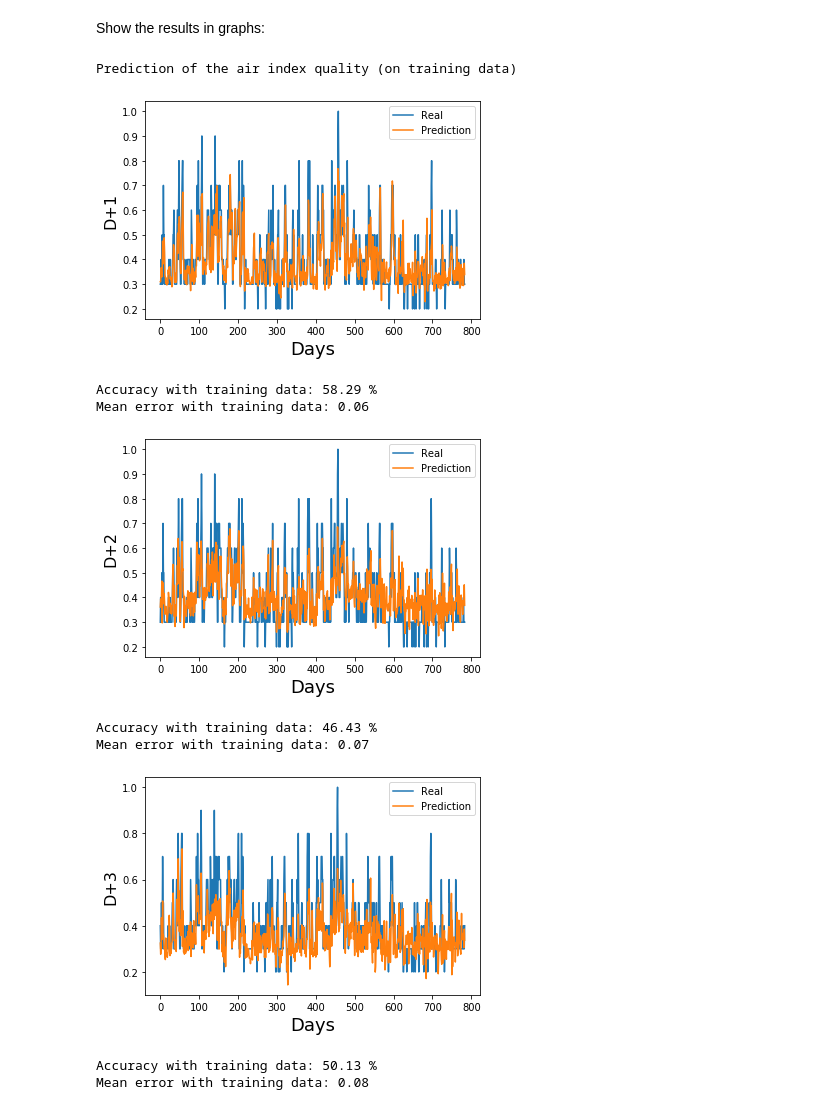
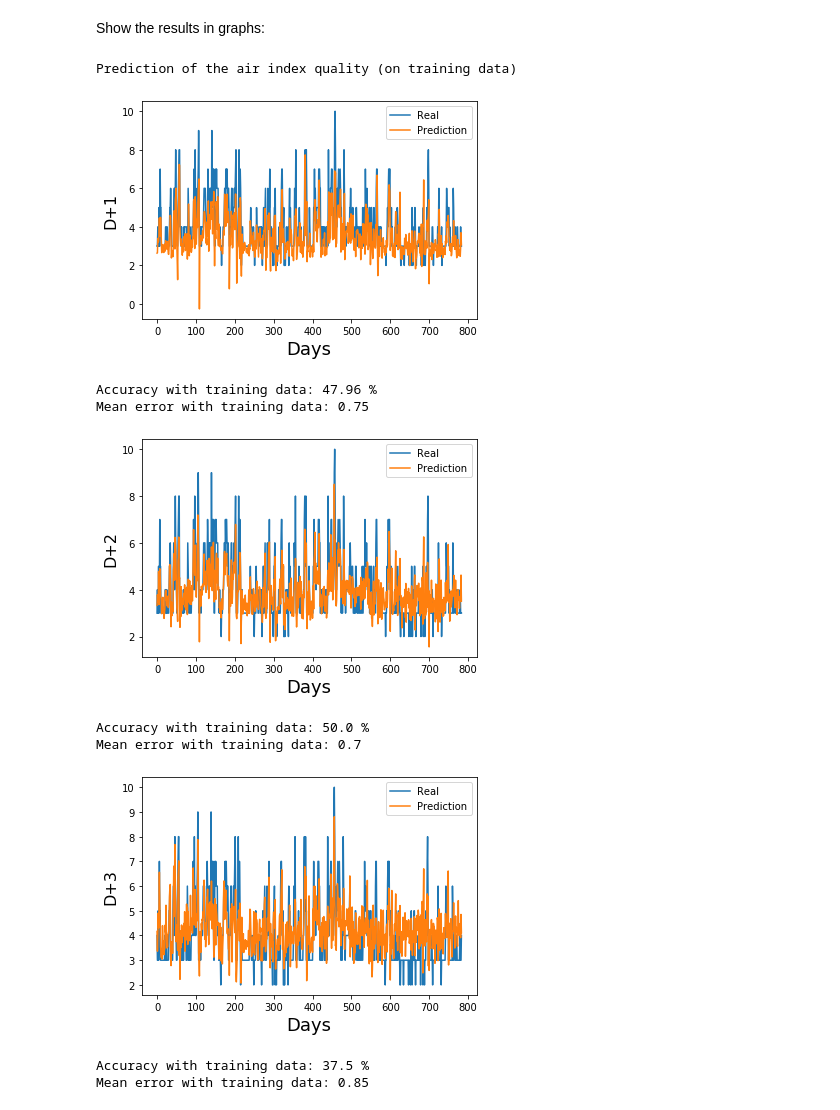
Before and after one commit to AlexandreVerept/AirIQ2, a Jupyter notebook: 0_ResearchWork/4_SecondModel/ModelLSTM_Alex.ipynb, the cells around one changed output. Drawn from its saved outputs; the diff is of its cells as text; code cells hidden in the pictures.

```diff
--- a/0_ResearchWork/4_SecondModel/ModelLSTM_Alex.ipynb
+++ b/0_ResearchWork/4_SecondModel/ModelLSTM_Alex.ipynb
@@ -237,7 +237,7 @@ def calc_accuracy_3days(y_pred,y_true):
     accuracy = [0,0,0]
     for pred,true in zip (y_pred,y_true):
         for plusDay in range(3):
-            if int(true[plusDay]*10)- int(round(pred[plusDay],1)*10) == 0:
+            if true[plusDay] == round(pred[plusDay]):
                 accuracy[plusDay]+=1
     return(np.array(accuracy)/len(y_true)*100)
 
@@ -254,32 +254,36 @@ def mean_error_3days(y_pred,y_true):
 Calculate the accuracy and mean error for each day [D+1, D+2, D+3]:
 # %%
 y_pred = model.predict(x_train)
-y_pred.shape
-accuracy = calc_accuracy_3days(y_pred,y_train)
-meanError = mean_error_3days(y_pred,y_train)
+
+#rescale from 0 to 10
+y_pred_visual = y_pred * 10
+y_train_visual = y_train * 10
+
+accuracy = calc_accuracy_3days(y_pred_visual,y_train_visual)
+meanError = mean_error_3days(y_pred_visual,y_train_visual)
 # %% [markdown]
 Show the results in graphs:
 # %%
 print('Prediction of the air index quality (on training data)')
 for plusDay in range(3):
     #plot predict
-    plt.plot(y_train[:,plusDay], label='Real')
-    plt.plot(y_pred[:,plusDay], label='Prediction')
+    plt.plot(y_train_visual[:,plusDay], label='Real')
+    plt.plot(y_pred_visual[:,plusDay], label='Prediction')
     plt.xlabel('Days', fontsize=18)
     plt.ylabel('D+'+str(plusDay+1), fontsize=16)
     plt.legend()
     plt.show()
 
     print("Accuracy with training data:",round(accuracy[plusDay],2),"%")
     print("Mean error with training data:",round(meanError[plusDay],2))
 # %% [output]
 Prediction of the air index quality (on training data)
-[figure, old version]
+[figure, new version]
-Accuracy with training data: 58.29 %
-Mean error with training data: 0.06
+Accuracy with training data: 47.96 %
+Mean error with training data: 0.75
-[figure, old version]
+[figure, new version]
-Accuracy with training data: 46.43 %
-Mean error with training data: 0.07
+Accuracy with training data: 50.0 %
+Mean error with training data: 0.7
-[figure, old version]
+[figure, new version]
-Accuracy with training data: 50.13 %
-Mean error with training data: 0.08
+Accuracy with training data: 37.5 %
+Mean error with training data: 0.85
```
Also changed, not shown: parts of 2 cells of this notebook.
